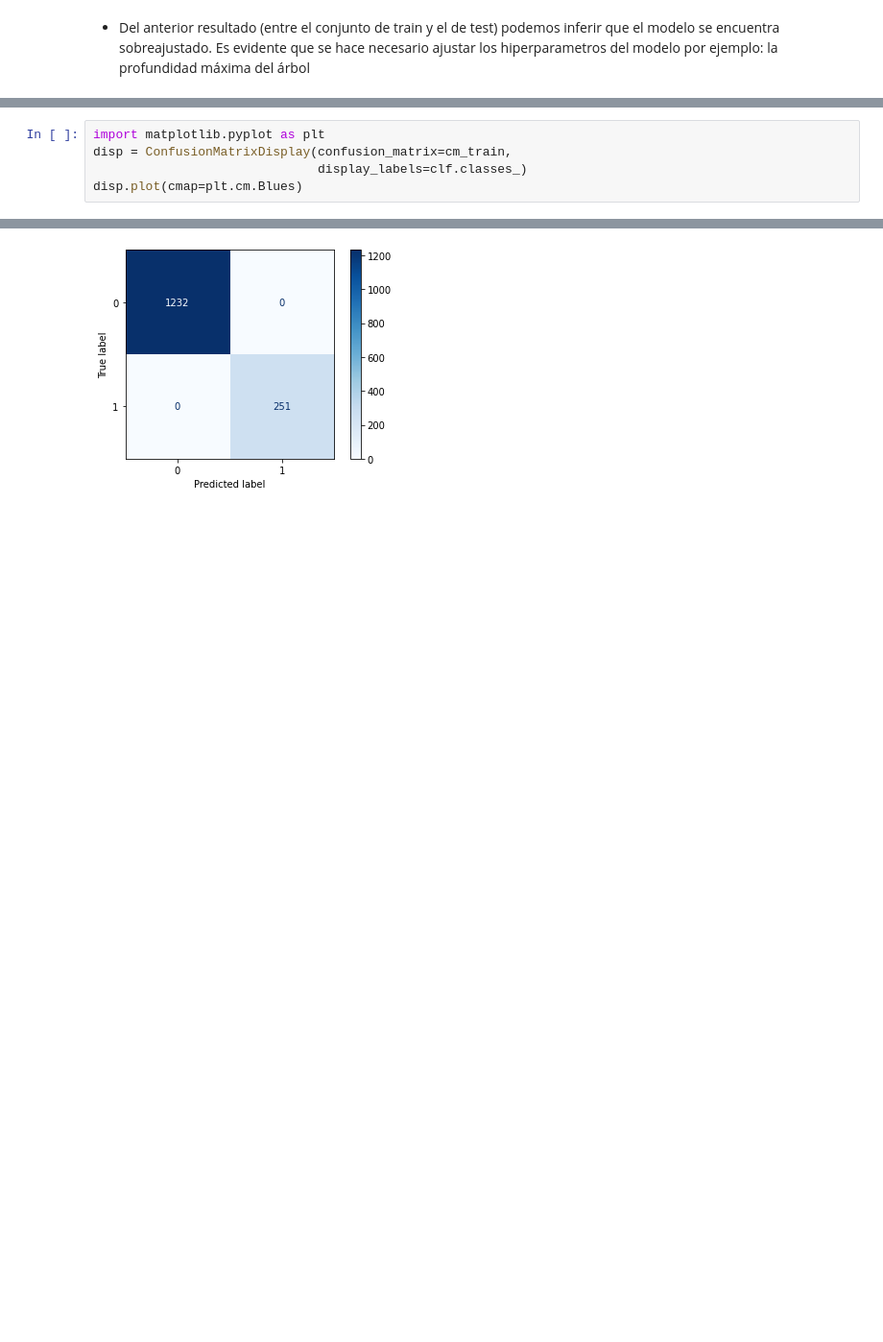
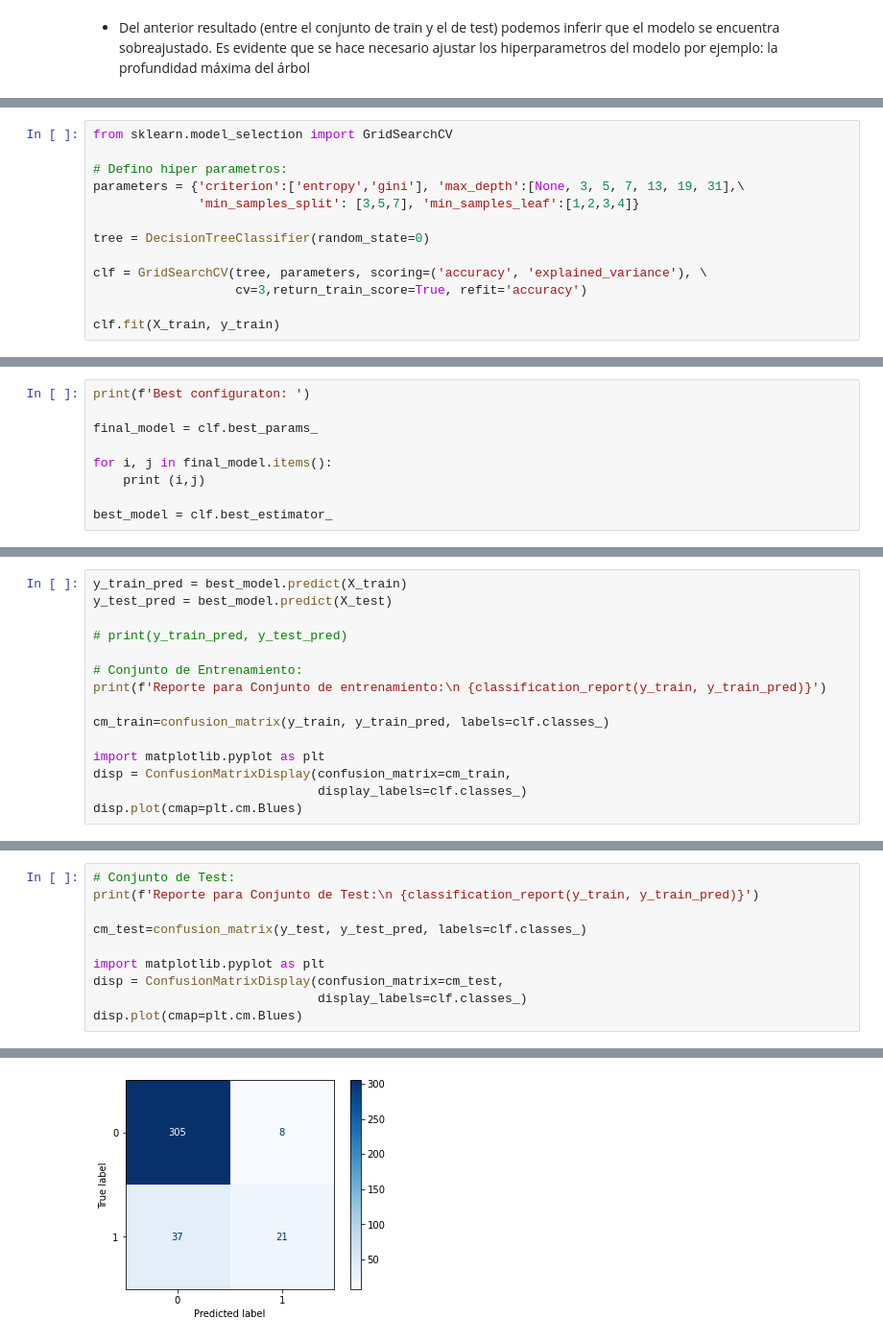
Before and after one commit to Grupo242022/Intro_AA, a Jupyter notebook: Lab 2 preliminar.ipynb, the cells around one changed output, grey strips where cells are left out. Shown: that part at 96% size. Cells and saved outputs as stored; diff of their text form; blank space fills up the shorter version.

```diff
--- a/Lab 2 preliminar.ipynb
+++ b/Lab 2 preliminar.ipynb
@@ -446,0 +451,13 @@ cm_train=confusion_matrix(y_train, y_train_pred, labels=clf.classes_)
+# %%
+from sklearn.model_selection import GridSearchCV
+
+# Defino hiper parametros:
+parameters = {'criterion':['entropy','gini'], 'max_depth':[None, 3, 5, 7, 13, 19, 31],\
+              'min_samples_split': [3,5,7], 'min_samples_leaf':[1,2,3,4]}
+
+tree = DecisionTreeClassifier(random_state=0)
+
+clf = GridSearchCV(tree, parameters, scoring=('accuracy', 'explained_variance'), \
+                   cv=3,return_train_score=True, refit='accuracy')
+
+clf.fit(X_train, y_train)
@@ -446,0 +495,9 @@ cm_train=confusion_matrix(y_train, y_train_pred, labels=clf.classes_)
+# %%
+print(f'Best configuraton: ')
+
+final_model = clf.best_params_
+
+for i, j in final_model.items():
+    print (i,j)
+
+best_model = clf.best_estimator_
@@ -446,0 +510,15 @@ cm_train=confusion_matrix(y_train, y_train_pred, labels=clf.classes_)
+# %%
+y_train_pred = best_model.predict(X_train)
+y_test_pred = best_model.predict(X_test)
+
+# print(y_train_pred, y_test_pred)
+
+# Conjunto de Entrenamiento:
+print(f'Reporte para Conjunto de entrenamiento:\n {classification_report(y_train, y_train_pred)}')
+
+cm_train=confusion_matrix(y_train, y_train_pred, labels=clf.classes_)
+
+import matplotlib.pyplot as plt
+disp = ConfusionMatrixDisplay(confusion_matrix=cm_train,
+                              display_labels=clf.classes_)
+disp.plot(cmap=plt.cm.Blues)
@@ -447,6 +537,11 @@ cm_train=confusion_matrix(y_train, y_train_pred, labels=clf.classes_)
 # %%
+# Conjunto de Test:
+print(f'Reporte para Conjunto de Test:\n {classification_report(y_train, y_train_pred)}')
+
+cm_test=confusion_matrix(y_test, y_test_pred, labels=clf.classes_)
+
 import matplotlib.pyplot as plt
-disp = ConfusionMatrixDisplay(confusion_matrix=cm_train,
+disp = ConfusionMatrixDisplay(confusion_matrix=cm_test,
                               display_labels=clf.classes_)
 disp.plot(cmap=plt.cm.Blues)
 # %% [output]
@@ -454 +558 @@ disp.plot(cmap=plt.cm.Blues)
-[figure, old version]
+[figure, new version]
```
Also changed, not shown: parts of 24 cells of this notebook.
